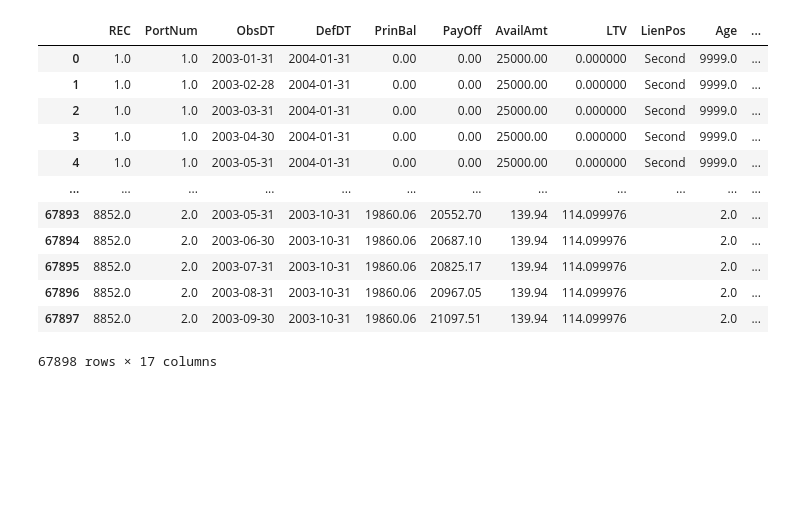
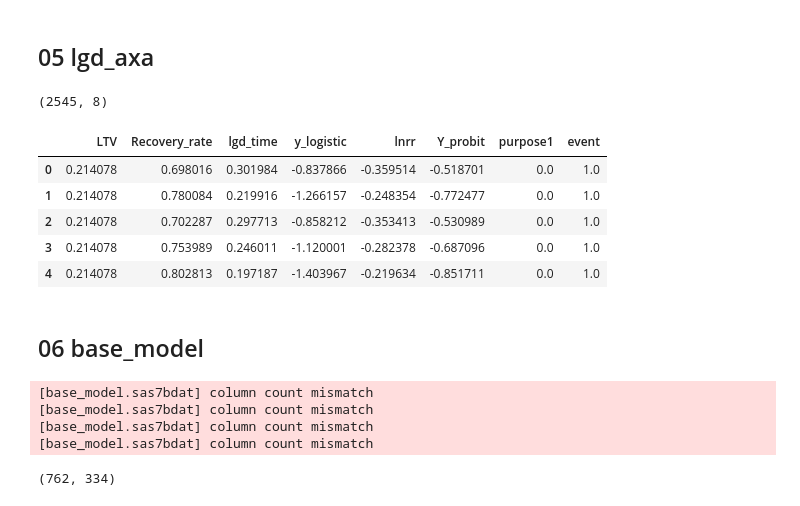
Before and after one commit to andreasgoethals/TabPFNCredit, a Jupyter notebook: data/data_conversion.ipynb, the cells around one changed output. Drawn from its saved outputs; the diff is of its cells as text; code cells hidden in the pictures; blank space fills up the shorter version.

Commit message:
initial commit - data conversion - SAS to csv

```diff
--- a/data/data_conversion.ipynb
+++ b/data/data_conversion.ipynb
@@ -0,0 +23,2 @@
+# %%
+DIR = r'C:\Users\u0148775\PycharmProjects\CreditScoring\data'
@@ -12,0 +88,2 @@ df.to_csv(r'C:\Users\u0148775\PycharmProjects\CreditScoring\data/01 heloc_lgd/he
+# %% [markdown]
+## 05 lgd_axa
@@ -13,16 +93,31 @@ df.to_csv(r'C:\Users\u0148775\PycharmProjects\CreditScoring\data/01 heloc_lgd/he
+# %%
+df_05 = pd.read_csv(os.path.join(DIR, 'lgd', '05 lgd_axa', 'lgd_axa.csv'))
+
+eda(df_05)
+# %% [output]
+(2545, 8)
+# %%
+df_05.head()
+# %% [output]
+|  | LTV | Recovery_rate | lgd_time | y_logistic | lnrr | Y_probit | purpose1 | event |
+| 0 | 0.214078 | 0.698016 | 0.301984 | -0.837866 | -0.359514 | -0.518701 | 0.0 | 1.0 |
+| 1 | 0.214078 | 0.780084 | 0.219916 | -1.266157 | -0.248354 | -0.772477 | 0.0 | 1.0 |
+| 2 | 0.214078 | 0.702287 | 0.297713 | -0.858212 | -0.353413 | -0.530989 | 0.0 | 1.0 |
+| 3 | 0.214078 | 0.753989 | 0.246011 | -1.120001 | -0.282378 | -0.687096 | 0.0 | 1.0 |
+| 4 | 0.214078 | 0.802813 | 0.197187 | -1.403967 | -0.219634 | -0.851711 | 0.0 | 1.0 |
+# %% [markdown]
+## 06 base_model
+# %%
+df = convert_sas_to_csv(r'C:\Users\u0148775\PycharmProjects\CreditScoring\data\lgd\06 base_model\base_model.sas7bdat',
+                        r'C:\Users\u0148775\PycharmProjects\CreditScoring\data\lgd\06 base_model\base_model.csv')
+# %% [output]
+[base_model.sas7bdat] column count mismatch
+[base_model.sas7bdat] column count mismatch
+[base_model.sas7bdat] column count mismatch
+[base_model.sas7bdat] column count mismatch
 # %%
-df
+df_06 = pd.read_csv(os.path.join(DIR, 'lgd', '06 base_model', 'base_model.csv'))
+
+eda(df_06)
 # %% [output]
-|  | REC | PortNum | ObsDT | DefDT | PrinBal | PayOff | AvailAmt | LTV | LienPos | Age | ... |
-| 0 | 1.0 | 1.0 | 2003-01-31 | 2004-01-31 | 0.00 | 0.00 | 25000.00 | 0.000000 | Second | 9999.0 | ... |
-| 1 | 1.0 | 1.0 | 2003-02-28 | 2004-01-31 | 0.00 | 0.00 | 25000.00 | 0.000000 | Second | 9999.0 | ... |
-| 2 | 1.0 | 1.0 | 2003-03-31 | 2004-01-31 | 0.00 | 0.00 | 25000.00 | 0.000000 | Second | 9999.0 | ... |
-| 3 | 1.0 | 1.0 | 2003-04-30 | 2004-01-31 | 0.00 | 0.00 | 25000.00 | 0.000000 | Second | 9999.0 | ... |
-| 4 | 1.0 | 1.0 | 2003-05-31 | 2004-01-31 | 0.00 | 0.00 | 25000.00 | 0.000000 | Second | 9999.0 | ... |
-| ... | ... | ... | ... | ... | ... | ... | ... | ... | ... | ... | ... |
-| 67893 | 8852.0 | 2.0 | 2003-05-31 | 2003-10-31 | 19860.06 | 20552.70 | 139.94 | 114.099976 |  | 2.0 | ... |
-| 67894 | 8852.0 | 2.0 | 2003-06-30 | 2003-10-31 | 19860.06 | 20687.10 | 139.94 | 114.099976 |  | 2.0 | ... |
-| 67895 | 8852.0 | 2.0 | 2003-07-31 | 2003-10-31 | 19860.06 | 20825.17 | 139.94 | 114.099976 |  | 2.0 | ... |
-| 67896 | 8852.0 | 2.0 | 2003-08-31 | 2003-10-31 | 19860.06 | 20967.05 | 139.94 | 114.099976 |  | 2.0 | ... |
-| 67897 | 8852.0 | 2.0 | 2003-09-30 | 2003-10-31 | 19860.06 | 21097.51 | 139.94 | 114.099976 |  | 2.0 | ... |
-67898 rows × 17 columns
+(762, 334)
```
Also changed, not shown: parts of 22 cells of this notebook.
